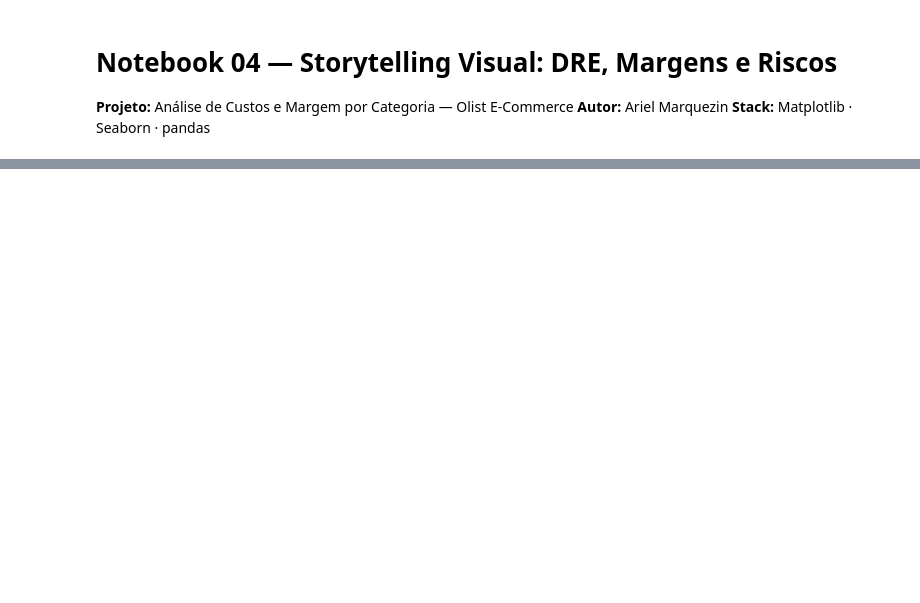
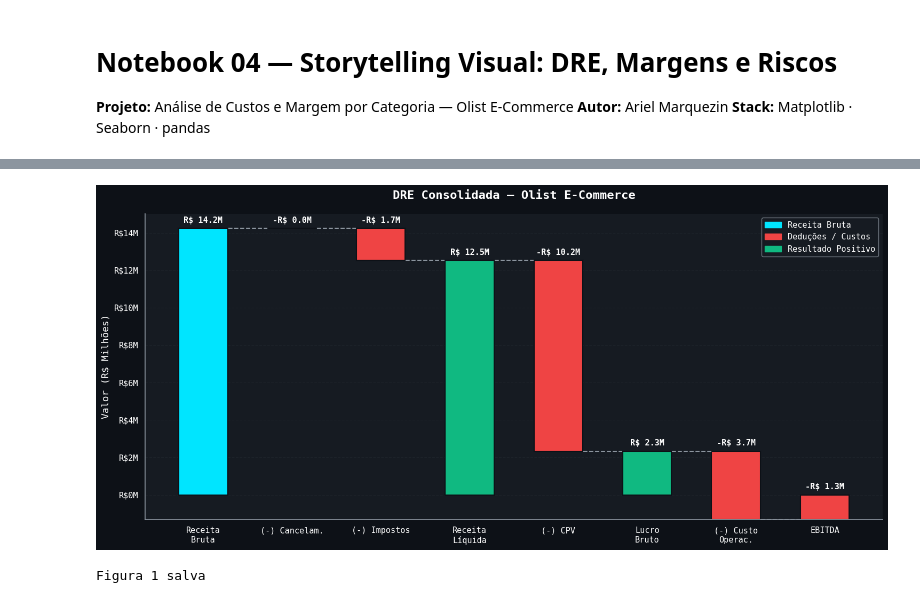
Before and after one commit to MarquezinAriel/Data-Pipelines, a Jupyter notebook: olist-cost-analysis/notebooks/04_visualizacao.ipynb, the cells around one changed output, grey strips where cells are left out. Saved outputs shown, nothing was run; the diff lists cells and outputs as text; code cells hidden in the pictures; blank space fills up the shorter version.

```diff
--- a/olist-cost-analysis/notebooks/04_visualizacao.ipynb
+++ b/olist-cost-analysis/notebooks/04_visualizacao.ipynb
@@ -117,40 +123,47 @@ bars = ax.bar(labels, bar_vals, bottom=bottoms, color=colors,
 
 # Linha de conexão entre barras
 for i in range(len(labels) - 1):
-    top = bottoms[i] + bar_vals[i]
-    ax.plot([i + 0.28, i + 0.72], [top, top], color='#8b949e', linewidth=1)
+    if raw_values[i] >= 0:
+        y_connect = bottoms[i] + bar_vals[i]  # topo da barra positiva
+    else:
+        y_connect = bottoms[i]                 # base da barra negativa
+    ax.plot([i + 0.28, i + 0.72], [y_connect, y_connect],
+            color='#8b949e', linewidth=1.5, linestyle='--')
 
 # Anotações com valor + sinal claro
 for i, (b, bv, rv) in enumerate(zip(bottoms, bar_vals, raw_values)):
     val = rv
     sign = '-' if val < 0 else ''
     txt = f'{sign}R$ {abs(val)/1e6:.1f}M'
     y_pos = b + bv + abs(raw_values[0]) * 0.015
     ax.text(i, y_pos, txt, ha='center', va='bottom',
             fontsize=11, color='white', fontweight='bold')
 
 ax.yaxis.set_major_formatter(mticker.FuncFormatter(lambda x, _: f'R${x/1e6:.0f}M'))
 ax.set_title('DRE Consolidada — Olist E-Commerce', fontsize=16, fontweight='bold',
              color='white', pad=20)
 ax.set_ylabel('Valor (R$ Milhões)', fontsize=13, color='white')
 ax.tick_params(axis='x', labelsize=11, colors='white')
 ax.tick_params(axis='y', labelsize=11, colors='white')
 ax.grid(axis='y', alpha=0.3)
 ax.set_axisbelow(True)
 
 legend_elements = [
     mpatches.Patch(color=C_CYAN,  label='Receita Bruta'),
     mpatches.Patch(color=C_RED,   label='Deduções / Custos'),
     mpatches.Patch(color=C_GREEN, label='Resultado Positivo'),
 ]
 ax.legend(handles=legend_elements, loc='upper right',
           facecolor='#161b22', edgecolor='#8b949e', fontsize=11,
           labelcolor='white')
 
 plt.tight_layout()
 plt.savefig(os.path.join(FIGURES_PATH, '01_waterfall_dre.png'), dpi=150, bbox_inches='tight')
 plt.show()
 print('Figura 1 salva')
+# %% [output]
+[figure, added]
+Figura 1 salva
 # %%
 # ── FIGURA 2: Pareto ──────────────────────────────────────────────────────────
 top_n  = min(20, len(pareto))
```
Also changed, not shown: parts of 14 cells of this notebook.
